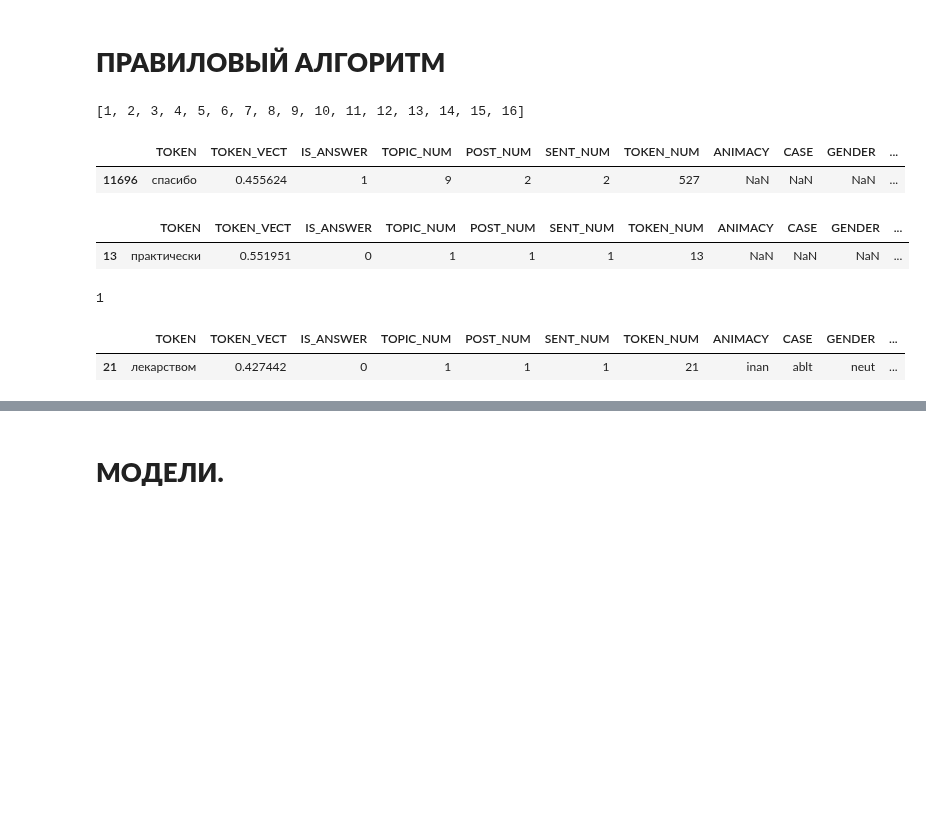
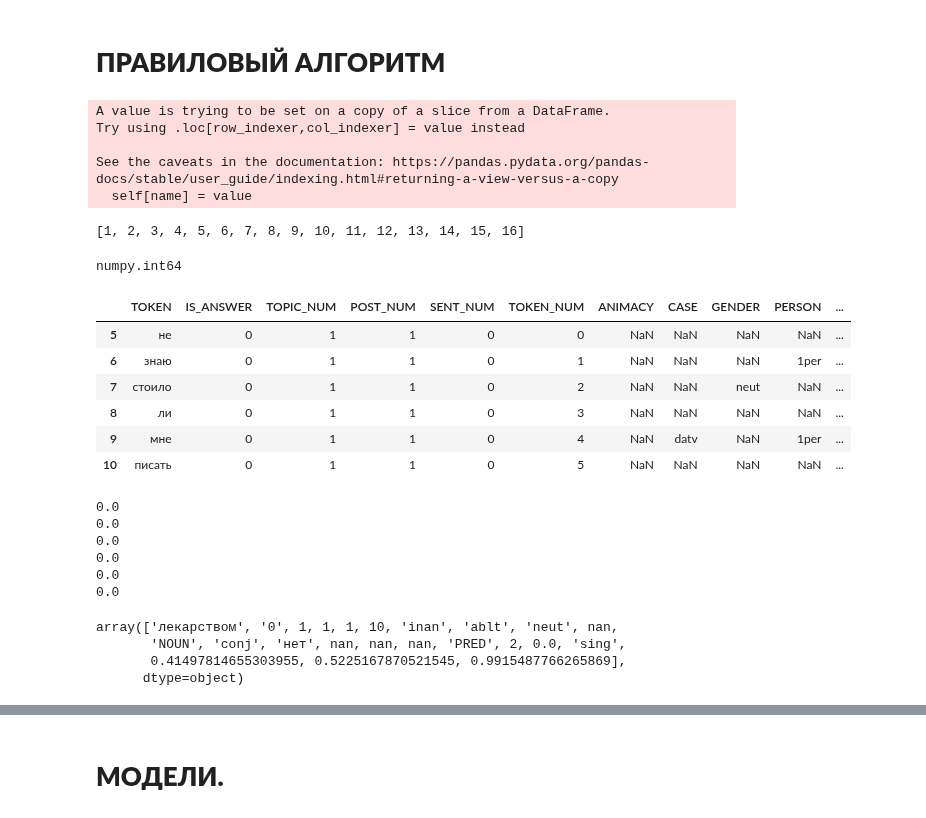
Before and after one commit to DmitryKutsev/cross-document_coreference, a Jupyter notebook: classifiers/ml_classifiers.ipynb, the cells around one changed output, grey strips where cells are left out. Drawn from its saved outputs; the diff is of its cells as text; code cells hidden in the pictures; blank space fills up the shorter version.

```diff
--- a/classifiers/ml_classifiers.ipynb
+++ b/classifiers/ml_classifiers.ipynb
@@ -298,4 +285,4 @@ cor_df.loc()
 # %% [markdown]
 Ограничим датафрейм теми данными, которые были размечены, чтобы была возможность провести оценку системы.
 # %%
-df = cor_df.iloc[:15000,:]
+df = anns_df.iloc[:15000,:]
@@ -457,40 +423,63 @@ df
 15000 rows × 23 columns
 # %% [markdown]
 # **ПРАВИЛОВЫЙ АЛГОРИТМ**
+# %%
+df.SENT_NUM = [int(i) for i in df['SENT_NUM']]
+df.POST_NUM = [int(i) for i in df['POST_NUM']]
+df.TOKEN_NUM = [int(i) for i in df['TOKEN_NUM']]
+df.TOPIC_NUM = [int(i) for i in df['TOPIC_NUM']]
+# %% [output]
+A value is trying to be set on a copy of a slice from a DataFrame.
+Try using .loc[row_indexer,col_indexer] = value instead
+
+See the caveats in the documentation: https://pandas.pydata.org/pandas-docs/stable/user_guide/indexing.html#returning-a-view-versus-a-copy
+  self[name] = value
 # %%
 topics = list(set(df.TOPIC_NUM.values))
 topics
 # %% [output]
 [1, 2, 3, 4, 5, 6, 7, 8, 9, 10, 11, 12, 13, 14, 15, 16]
-# %%
-df.iloc[[11696]]
-# %% [output]
-|  | TOKEN | TOKEN_VECT | IS_ANSWER | TOPIC_NUM | POST_NUM | SENT_NUM | TOKEN_NUM | ANIMACY | CASE | GENDER | ... |
-| 11696 | спасибо | 0.455624 | 1 | 9 | 2 | 2 | 527 | NaN | NaN | NaN | ... |
+# %%
+type(df['SENT_NUM'][18])
+# %% [output]
+numpy.int64
 # %%
 
 topic_num = 1
 topic_df = df.loc[df['TOPIC_NUM'] == topic_num]
 # номера предложений топика
 sents_in_topic = list(set(df.loc[df['TOPIC_NUM'] == topic_num ].SENT_NUM))
 sents_in_topic
 # достать пост
 df.loc[(df['TOPIC_NUM'] == 1) & (df['POST_NUM'] == 1)]
 # достать конкретное предложение конкретного поста
 df.loc[(df['TOPIC_NUM'] == 1) & (df['POST_NUM'] == 1) & (df['SENT_NUM'] == 1)]
 # достать токен из предложение конкретного поста
-df.loc[(df['TOPIC_NUM'] == 1) & (df['POST_NUM'] == 1) & (df['SENT_NUM'] == 1)].iloc[[2]]
+df.loc[(df['TOPIC_NUM'] == 1) & (df['POST_NUM'] == 1) & (df['SENT_NUM'] == 0)]
 # %% [output]
-|  | TOKEN | TOKEN_VECT | IS_ANSWER | TOPIC_NUM | POST_NUM | SENT_NUM | TOKEN_NUM | ANIMACY | CASE | GENDER | ... |
-| 13 | практически | 0.551951 | 0 | 1 | 1 | 1 | 13 | NaN | NaN | NaN | ... |
+|  | TOKEN | IS_ANSWER | TOPIC_NUM | POST_NUM | SENT_NUM | TOKEN_NUM | ANIMACY | CASE | GENDER | PERSON | ... |
+| 5 | не | 0 | 1 | 1 | 0 | 0 | NaN | NaN | NaN | NaN | ... |
+| 6 | знаю | 0 | 1 | 1 | 0 | 1 | NaN | NaN | NaN | 1per | ... |
+| 7 | стоило | 0 | 1 | 1 | 0 | 2 | NaN | NaN | neut | NaN | ... |
+| 8 | ли | 0 | 1 | 1 | 0 | 3 | NaN | NaN | NaN | NaN | ... |
+| 9 | мне | 0 | 1 | 1 | 0 | 4 | NaN | datv | NaN | 1per | ... |
+| 10 | писать | 0 | 1 | 1 | 0 | 5 | NaN | NaN | NaN | NaN | ... |
+# %%
+for i in df.loc[(df['TOPIC_NUM'] == 1) & (df['POST_NUM'] == 1) & (df['SENT_NUM'] == 0)].values:
+  print(i[-5])
+# %% [output]
+0.0
+0.0
+0.0
+0.0
+0.0
+0.0
 # %%
-df.loc[(df['TOPIC_NUM'] == 1) & (df['POST_NUM'] == 1) & (df['SENT_NUM'] == 1)].iloc[[2]].POST_NUM.values[0]
+# анафоры
+df.loc[(df['TOPIC_NUM'] == 1) & (df['POST_NUM'] == 1) & (df['SENT_NUM'] == 1)
+& (df['NER'] > 1)].values[0]
 # %% [output]
-1
+array(['лекарством', '0', 1, 1, 1, 10, 'inan', 'ablt', 'neut', nan,
+       'NOUN', 'conj', 'нет', nan, nan, nan, 'PRED', 2, 0.0, 'sing',
+       0.41497814655303955, 0.5225167870521545, 0.9915487766265869],
+      dtype=object)
-# %%
-# анафоры
-df.loc[(df['TOPIC_NUM'] == 1) & (df['POST_NUM'] == 1) & (df['SENT_NUM'] == 1)
-& (df['NER'] > 1)]
-# %% [output]
-|  | TOKEN | TOKEN_VECT | IS_ANSWER | TOPIC_NUM | POST_NUM | SENT_NUM | TOKEN_NUM | ANIMACY | CASE | GENDER | ... |
-| 21 | лекарством | 0.427442 | 0 | 1 | 1 | 1 | 21 | inan | ablt | neut | ... |
```
Also changed, not shown: parts of 52 cells of this notebook.
